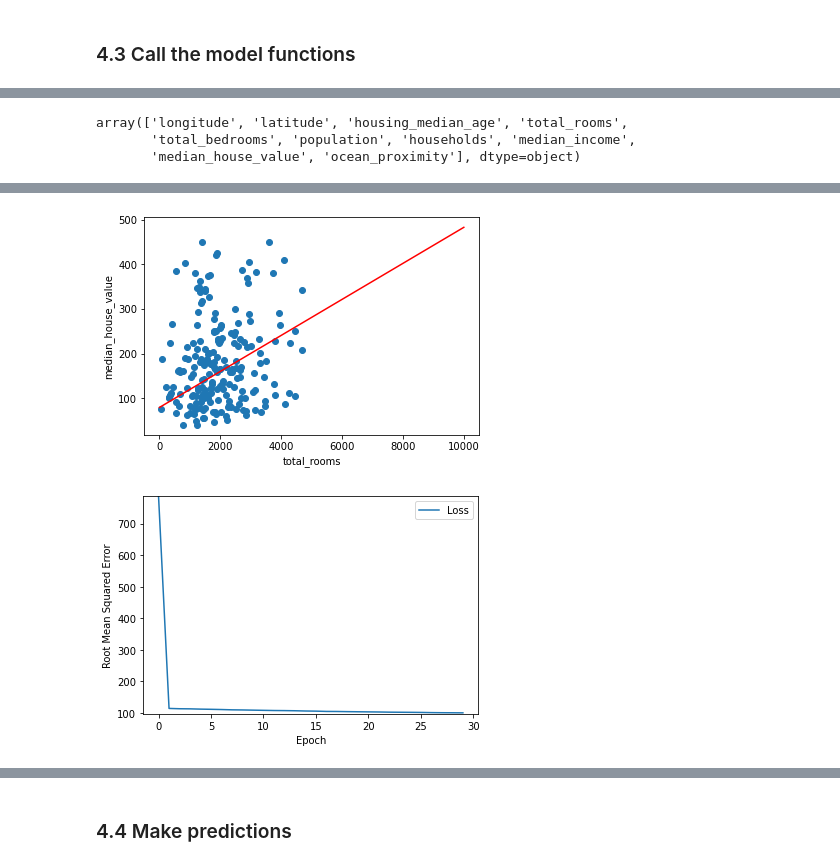
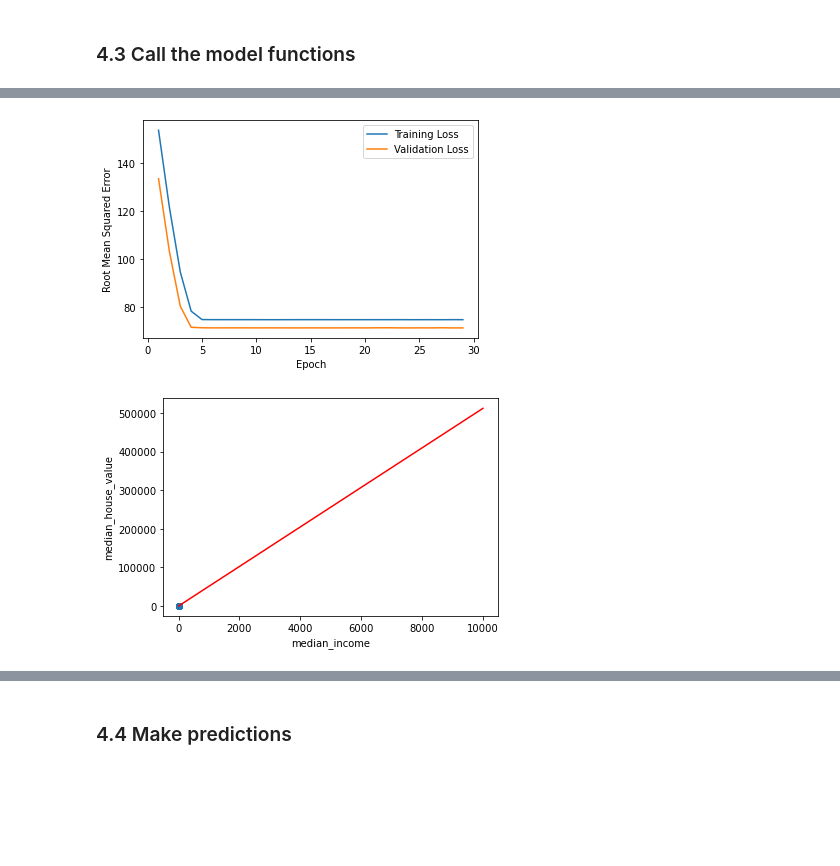
Before and after one commit to xinrui112/Machine-Learning, a Jupyter notebook: Machine-Learning-with-Scikit-Learn/02_02_California_housing_price-with Tensorflow.ipynb, the cells around one changed output, grey strips where cells are left out. Cells and saved outputs as stored; diff of their text form; code cells hidden in the pictures; blank space fills up the shorter version.

```diff
--- a/Machine-Learning-with-Scikit-Learn/02_02_California_housing_price-with Tensorflow.ipynb
+++ b/Machine-Learning-with-Scikit-Learn/02_02_California_housing_price-with Tensorflow.ipynb
@@ -123,6 +121,6 @@ df.head()
 # %%
 from sklearn.model_selection import train_test_split
-train, test= train_test_split(df,test_size=0.22, random_state=123)
-print("Total Sample size: %i\n training size: %i \n test size: %i"\
-%(df.shape[0],train.shape[0],test.shape[0]))
+train_df, test_df = train_test_split(df,test_size=0.22, random_state=123)
+print("Total sample size = %i\n training sample size = %i \n testing sample size = %i"\
+%(df.shape[0],train_df.shape[0],test_df.shape[0]))
 # %% [output]
@@ -232,31 +224,25 @@ train.head()
-# %%
-train.columns.values
-# %% [output]
-array(['longitude', 'latitude', 'housing_median_age', 'total_rooms',
-       'total_bedrooms', 'population', 'households', 'median_income',
-       'median_house_value', 'ocean_proximity'], dtype=object)
 # %%
 # Hyperparameters:
-learning_rate = 0.01
+learning_rate = 0.08
 epochs = 30
-batch_size = 30
+batch_size = 100
 
-my_feature = "total_rooms"
+validation_split=0.2
+
+my_feature="median_income"
 my_label="median_house_value"
 
-# Discard any pre-existing version of the model.
-my_model = None
+my_model = None # Discard any pre-existing version of the model.
 
-# Invoke the functions.
+shuffled_df = train_df.reindex(np.random.permutation(train_df.index))
+
+# Invoke the functions to build and train the model.
 my_model = build_model(learning_rate)
-weight, bias, epochs, rmse = train_model(my_model, train,
-                                         my_feature, my_label,
-                                         epochs, batch_size)
+epochs, rmse, history = train_model(my_model, shuffled_df, my_feature,
+                                    my_label, epochs, batch_size,
+                                    validation_split)
 
-print("\nThe learned weight for your model is %.4f" % weight)
-print("The learned bias for your model is %.4f\n" % bias )
-
-plot_the_model(weight, bias, my_feature, my_label)
-plot_the_loss_curve(epochs, rmse)
+plot_the_loss_curve(epochs, history["root_mean_squared_error"],
+                    history["val_root_mean_squared_error"])
 # %% [output]
 Epoch 1/30
@@ -279,2 +265,5 @@ The learned bias for your model is 79.4140
-[figure, old version]
+[figure, new version]
-[figure, removed]
+# %%
+plot_the_model(weight, bias, my_feature, my_label)
+# %% [output]
+[figure, added]
```
Also changed, not shown: parts of 12 cells of this notebook, 2 other files.
